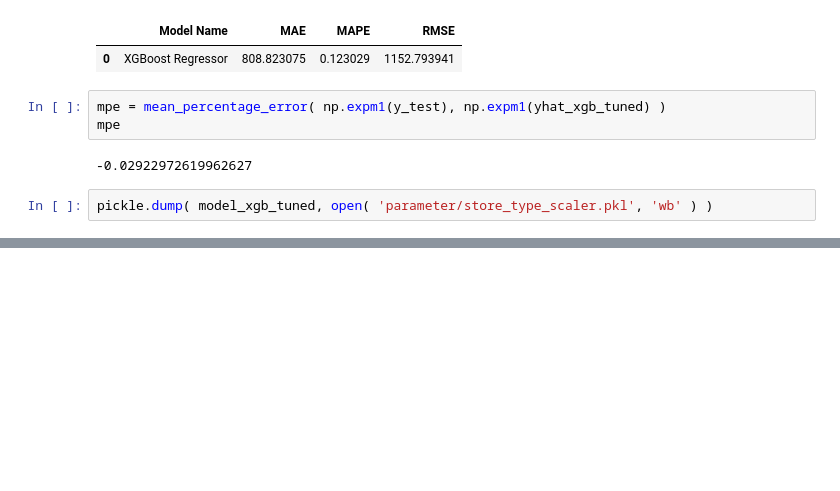
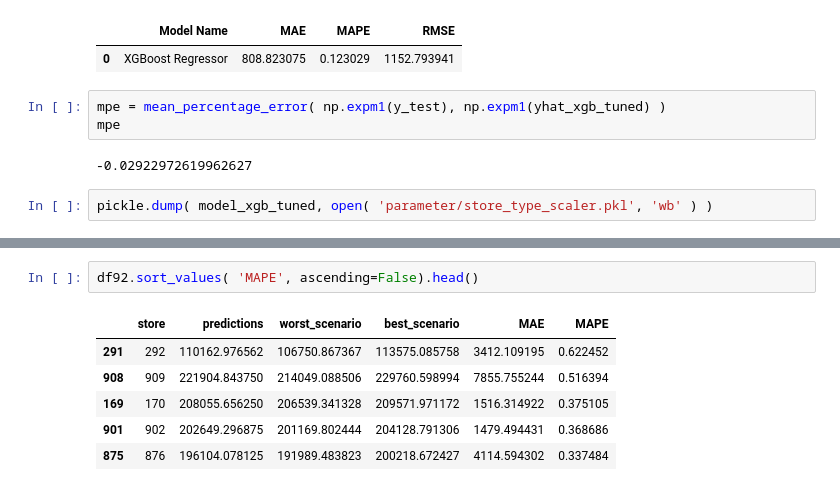
Before and after one commit to TadeuMadureira/DataScience_Em_Producao, a Jupyter notebook: DataScience_Em_Producao.ipynb, the cells around one changed output, grey strips where cells are left out. Cells and saved outputs as stored; diff of their text form; blank space fills up the shorter version.

```diff
--- a/DataScience_Em_Producao.ipynb
+++ b/DataScience_Em_Producao.ipynb
@@ -1180,0 +1209,9 @@ pickle.dump( model_xgb_tuned, open( 'parameter/store_type_scaler.pkl', 'wb' ) )
+# %%
+df92.sort_values( 'MAPE', ascending=False).head()
+# %% [output]
+|  | store | predictions | worst_scenario | best_scenario | MAE | MAPE |
+| 291 | 292 | 110162.976562 | 106750.867367 | 113575.085758 | 3412.109195 | 0.622452 |
+| 908 | 909 | 221904.843750 | 214049.088506 | 229760.598994 | 7855.755244 | 0.516394 |
+| 169 | 170 | 208055.656250 | 206539.341328 | 209571.971172 | 1516.314922 | 0.375105 |
+| 901 | 902 | 202649.296875 | 201169.802444 | 204128.791306 | 1479.494431 | 0.368686 |
+| 875 | 876 | 196104.078125 | 191989.483823 | 200218.672427 | 4114.594302 | 0.337484 |
```
Also changed, not shown: parts of 10 cells of this notebook.
